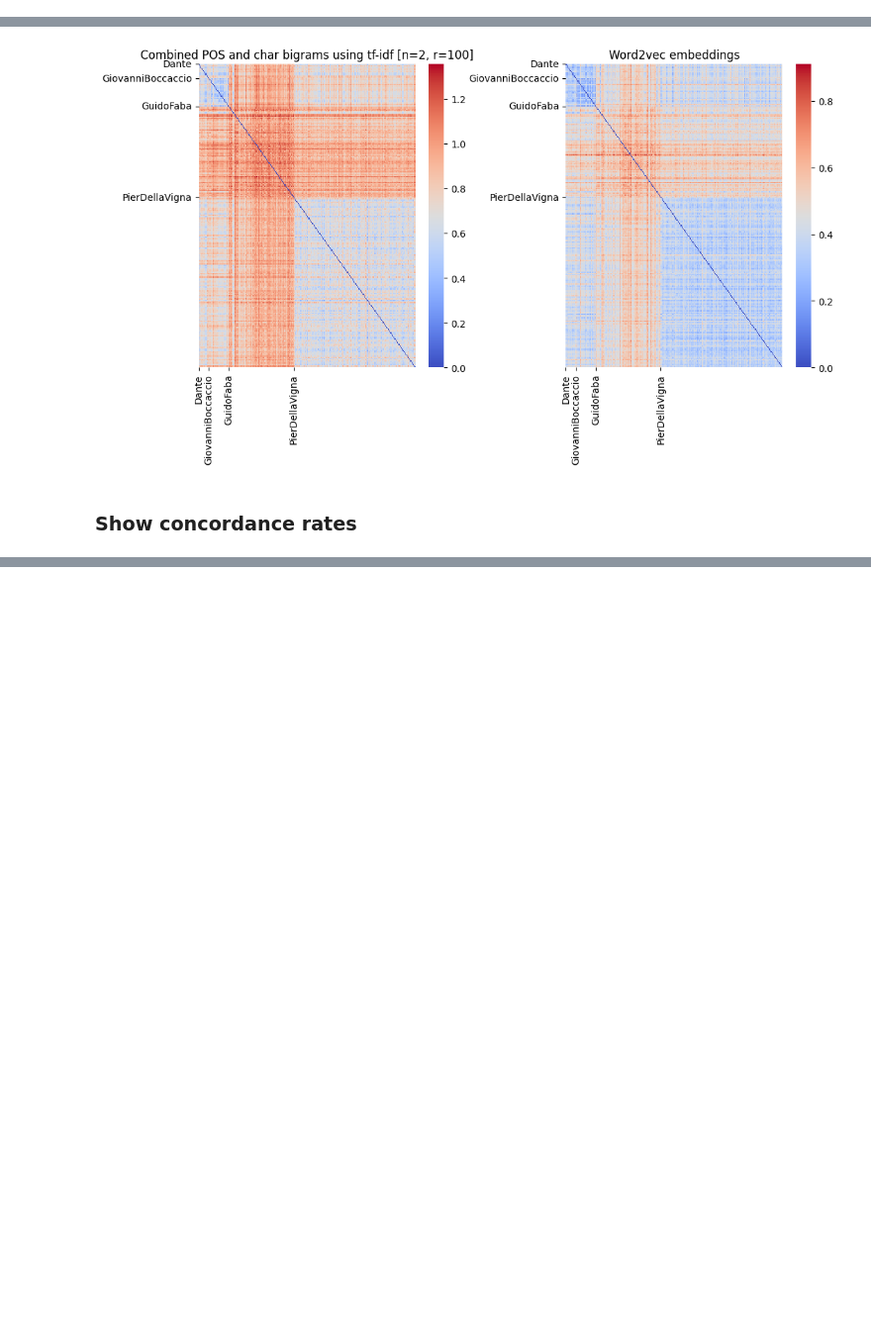
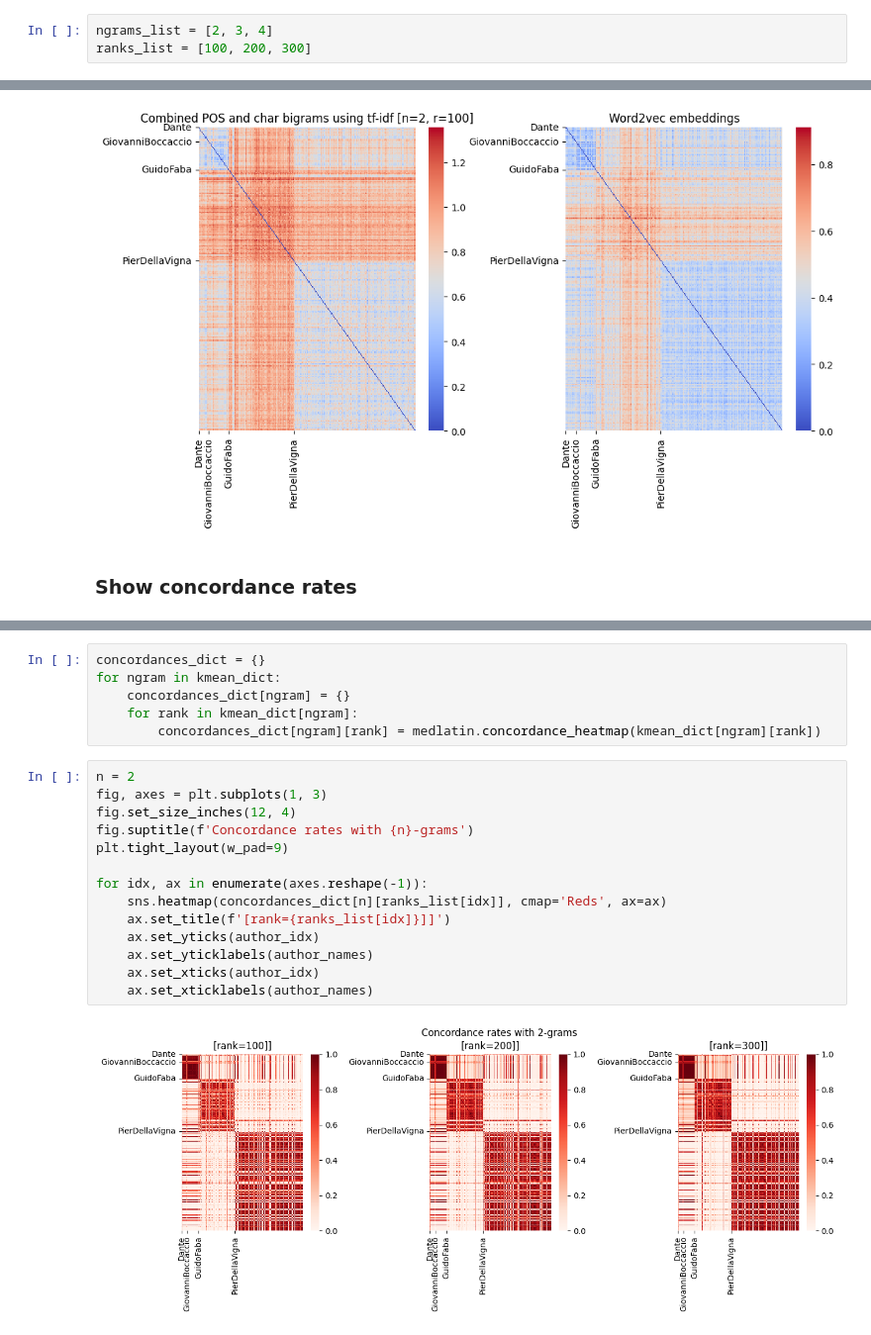
Before and after one commit to johannes-hp/BoB-thesis, a Jupyter notebook: MedLatin-scripts/medlatin1_concordance.ipynb, the cells around one changed output, grey strips where cells are left out. Shown at 99% size. Cells and saved outputs as stored; diff of their text form; blank space fills up the shorter version.

```diff
--- a/MedLatin-scripts/medlatin1_concordance.ipynb
+++ b/MedLatin-scripts/medlatin1_concordance.ipynb
@@ -14,6 +28,9 @@ with open('csvfiles/author_changes_names.txt', 'r', encoding='utf-8') as f:
 
 with open('csvfiles/author_changes_idx.txt', 'r', encoding='utf-8') as f:
     author_idx = [int(idx.strip()) for idx in f.readlines()]
+# %%
+ngrams_list = [2, 3, 4]
+ranks_list = [100, 200, 300]
 # %% [markdown]
 ### Show pairwise distances
 # %%
@@ -66,0 +96,22 @@ axes[1].set_xticklabels(author_names);
+# %%
+concordances_dict = {}
+for ngram in kmean_dict:
+    concordances_dict[ngram] = {}
+    for rank in kmean_dict[ngram]:
+        concordances_dict[ngram][rank] = medlatin.concordance_heatmap(kmean_dict[ngram][rank])
+# %%
+n = 2
+fig, axes = plt.subplots(1, 3)
+fig.set_size_inches(12, 4)
+fig.suptitle(f'Concordance rates with {n}-grams')
+plt.tight_layout(w_pad=9)
+
+for idx, ax in enumerate(axes.reshape(-1)):
+    sns.heatmap(concordances_dict[n][ranks_list[idx]], cmap='Reds', ax=ax)
+    ax.set_title(f'[rank={ranks_list[idx]}]]')
+    ax.set_yticks(author_idx)
+    ax.set_yticklabels(author_names)
+    ax.set_xticks(author_idx)
+    ax.set_xticklabels(author_names)
+# %% [output]
+[figure, added]
```
Also changed, not shown: parts of 7 cells of this notebook.
